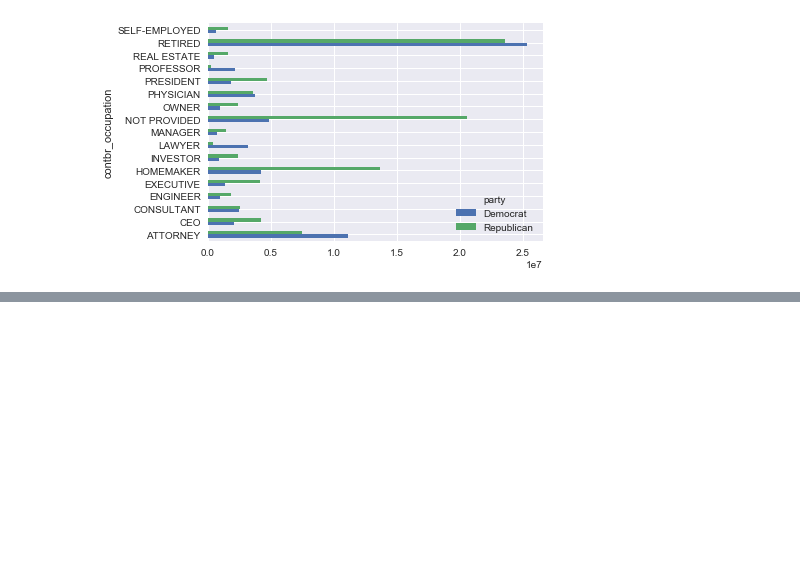
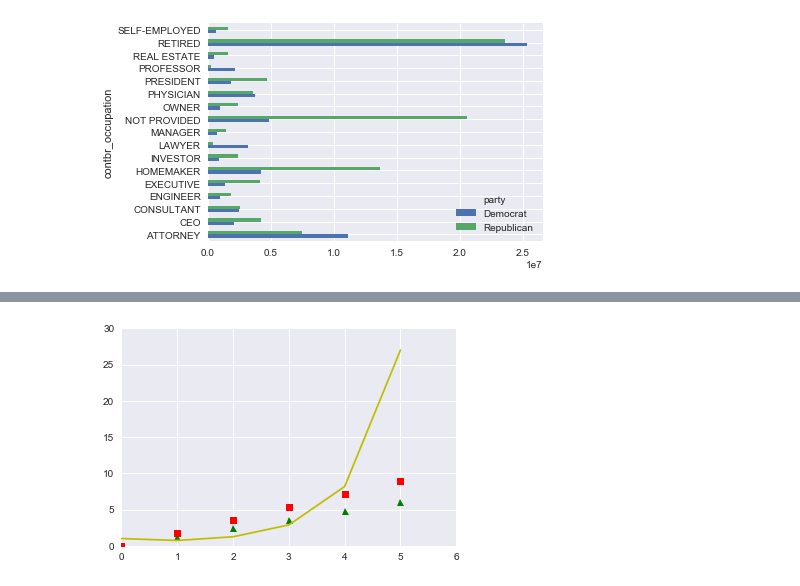
Before and after one commit to sangloo/Data-Science-Learning-Path, a Jupyter notebook: JupyterProjects 'WIP'/Data Analysis v01.ipynb, the cells around one changed output, grey strips where cells are left out. Cells and saved outputs as stored; diff of their text form; code cells hidden in the pictures; blank space fills up the shorter version.

```diff
--- a/JupyterProjects 'WIP'/Data Analysis v01.ipynb
+++ b/JupyterProjects 'WIP'/Data Analysis v01.ipynb
@@ -605,0 +632,6 @@ over_2mm.plot(kind='barh')
+# %%
+#Different lines we different formats
+plt.plot(x*2, 'g^', x*3, 'rs', x**x, 'y-')
+plt.axis([0, 6, 0, 30]);
+# %% [output]
+[figure, added]
```
Also changed, not shown: parts of 77 cells of this notebook.
